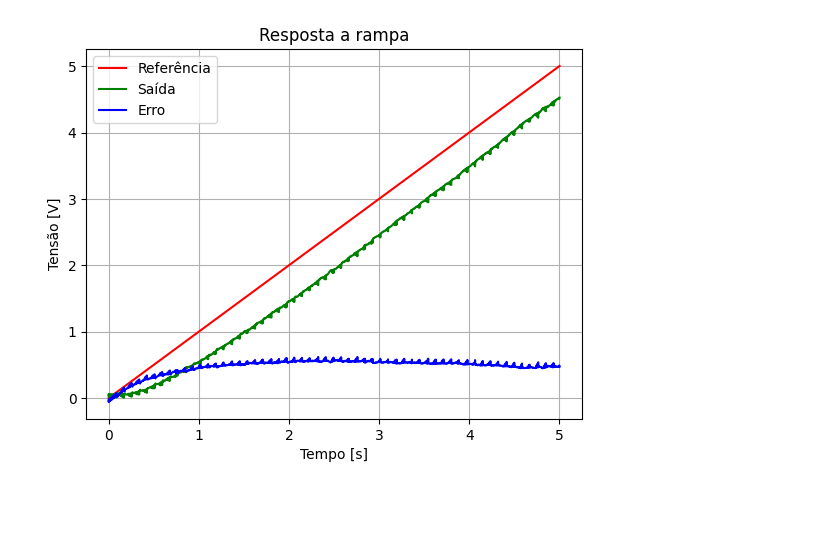
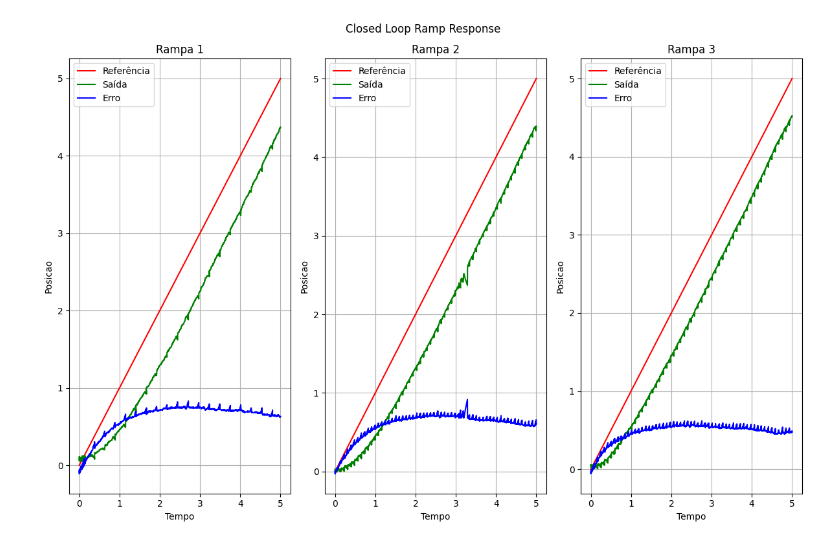
Before and after one commit to Telepresence-UFABC/Controller, a Jupyter notebook: dataviz.ipynb, the cells around one changed output. Saved outputs shown, nothing was run; the diff lists cells and outputs as text; code cells hidden in the pictures; blank space fills up the shorter version.

```diff
--- a/dataviz.ipynb
+++ b/dataviz.ipynb
@@ -117,13 +4,0 @@ ss_err.append(df.query("Tempo >= 2").Erro.mean())
-# %%
-df = ramp_3.iloc[:1474]
-plt.plot(df["Tempo"], df["Referencia"], c="r", label="Referência")
-plt.plot(df["Tempo"], df["Posicao"], c="g", label="Saída")
-plt.plot(df["Tempo"], df["Erro"], c="b", label="Erro")
-plt.grid()
-plt.title("Resposta a rampa")
-plt.ylabel("Tensão [V]")
-plt.xlabel("Tempo [s]")
-plt.legend()
-plt.show()
-# %% [output]
-[figure, removed]
@@ -131,0 +5,45 @@ ss_err.append(df.query("Tempo >= 2").Erro.mean())
+# %%
+ramp_1 = pd.read_csv("plot_data/data/ramp_24_11.csv")
+ramp_2 = pd.read_csv("plot_data/data/ramp_24_11_2.csv")
+ramp_3 = pd.read_csv("plot_data/data/ramp_27_11.csv")
+
+tau, ss_err = [], []
+# %%
+fig, axs = plt.subplots(1, 3, figsize=(12, 8))
+fig.suptitle('Closed Loop Ramp Response')
+
+axs[0].plot(ramp_1.iloc[:2454]["Tempo"], ramp_1.iloc[:2454]["Referencia"], c="r", label="Referência")
+axs[0].plot(ramp_1.iloc[:2454]["Tempo"], ramp_1.iloc[:2454]["Posicao"], c="g", label="Saída")
+axs[0].plot(ramp_1.iloc[:2454]["Tempo"], ramp_1.iloc[:2454]["Erro"], c="b", label="Erro")
+axs[0].set_title("Rampa 1")
+axs[0].set_xlabel("Tempo")
+axs[0].set_ylabel("Posicao")
+axs[0].legend()
+axs[0].grid(True)
+ss_err.append(ramp_1.iloc[:2454].query("Tempo >= 2").Erro.mean())
+
+axs[1].plot(ramp_2.iloc[:1474]["Tempo"], ramp_2.iloc[:1474]["Referencia"], c="r", label="Referência")
+axs[1].plot(ramp_2.iloc[:1474]["Tempo"], ramp_2.iloc[:1474]["Posicao"], c="g", label="Saída")
+axs[1].plot(ramp_2.iloc[:1474]["Tempo"], ramp_2.iloc[:1474]["Erro"], c="b", label="Erro")
+axs[1].set_title("Rampa 2")
+axs[1].set_xlabel("Tempo")
+axs[1].set_ylabel("Posicao")
+axs[1].legend()
+axs[1].grid(True)
+ss_err.append(ramp_2.iloc[:1474].query("Tempo >= 2").Erro.mean())
+
+axs[2].plot(ramp_3.iloc[:1474]["Tempo"], ramp_3.iloc[:1474]["Referencia"], c="r", label="Referência")
+axs[2].plot(ramp_3.iloc[:1474]["Tempo"], ramp_3.iloc[:1474]["Posicao"], c="g", label="Saída")
+axs[2].plot(ramp_3.iloc[:1474]["Tempo"], ramp_3.iloc[:1474]["Erro"], c="b", label="Erro")
+axs[2].set_title("Rampa 3")
+axs[2].set_xlabel("Tempo")
+axs[2].set_ylabel("Posicao")
+axs[2].legend()
+axs[2].grid(True)
+ss_err.append(ramp_3.iloc[:1474].query("Tempo >= 2").Erro.mean())
+
+plt.tight_layout()
+
+plt.show()
+# %% [output]
+[figure, added]
```
Also changed, not shown: parts of 19 cells of this notebook, 2 other files.
